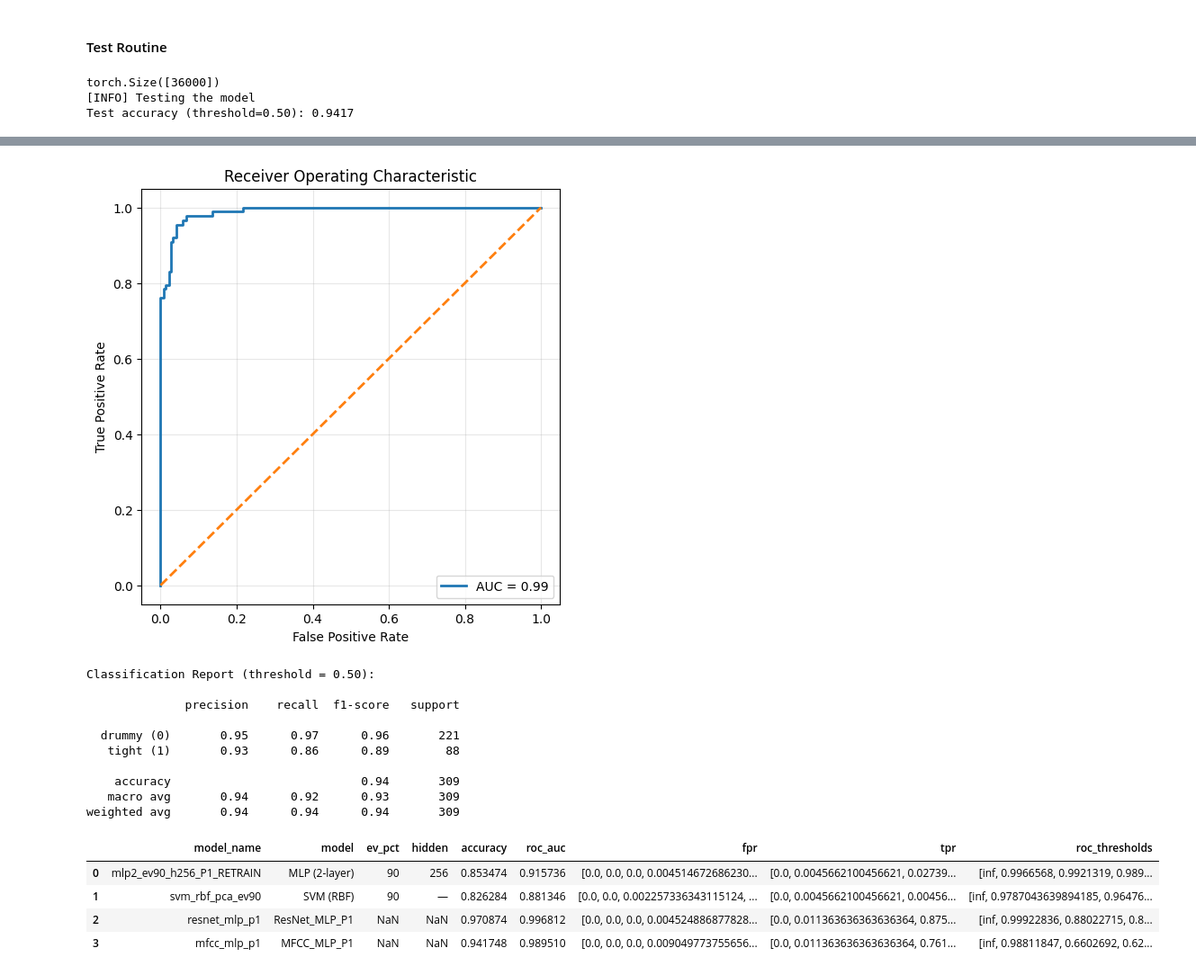
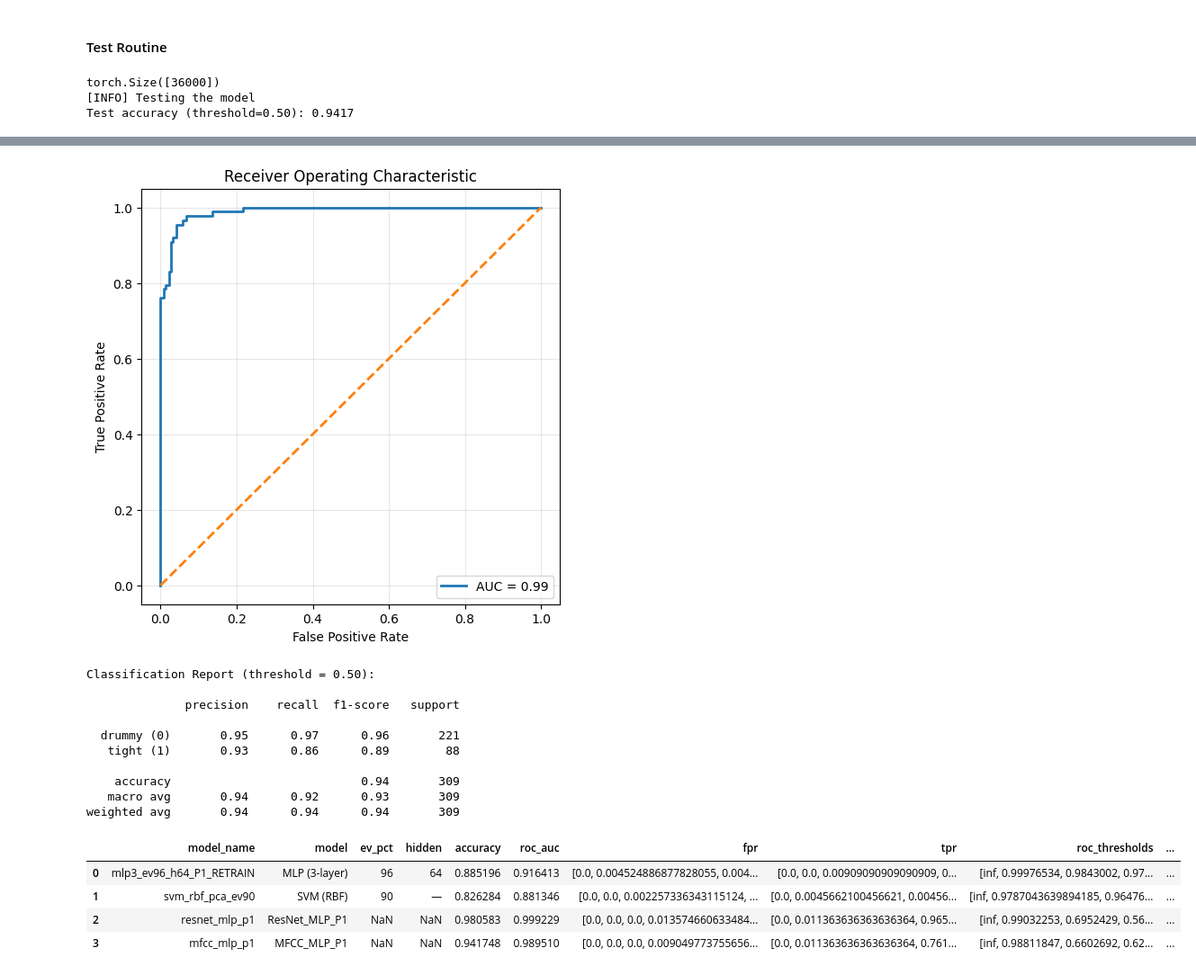
Before and after one commit to kanwarSINGH03/acoustic_signal_classification, a Jupyter notebook: evaluation/march_paper_P1.ipynb, the cells around one changed output, grey strips where cells are left out. Shown at 90% size. Cells and saved outputs as stored; diff of their text form; code cells hidden in the pictures.

```diff
--- a/evaluation/march_paper_P1.ipynb
+++ b/evaluation/march_paper_P1.ipynb
@@ -418,6 +419,7 @@ roc_df = pd.DataFrame(columns=[
     "fpr",
     "tpr",
     "roc_thresholds",
+    "cohen_kappa"
 ])
 
 roc_df
@@ -431,9 +433,9 @@ torch.manual_seed(42)
 np.random.seed(42)
 
 # ----------------- HARD-CODED WINNER -----------------
-BEST_EV_PCT     = 90
-BEST_MODEL_NAME = "MLP (2-layer)"   # "MLP (1-layer)" | "MLP (2-layer)" | "MLP (3-layer)"
-BEST_HIDDEN     = 256               # 256 | 128 | 64 | 32
+BEST_EV_PCT     = 96
+BEST_MODEL_NAME = "MLP (3-layer)"   # "MLP (1-layer)" | "MLP (2-layer)" | "MLP (3-layer)"
+BEST_HIDDEN     = 64            # 256 | 128 | 64 | 32
 # -----------------------------------------------------
 
 device_str = "cuda" if torch.cuda.is_available() else ("mps" if torch.backends.mps.is_available() else "cpu")
@@ -476,7 +478,7 @@ y_all = P1_df_Y.squeeze().astype(int).values
 idx_all = np.arange(len(y_all))
 train_idx, test_idx = train_test_split(
     idx_all,
-    test_size=0.2,
+    test_size=0.1,
     random_state=42,
     stratify=y_all
 )
@@ -539,6 +541,7 @@ roc_auc = test_results["roc_auc"]
 fpr = test_results["fpr"]
 tpr = test_results["tpr"]
 roc_thresholds = test_results["roc_thresholds"]
+cohen_kappa = test_results["cohen_kappa"]
 
 print(f"[RETRAIN] Accuracy: {acc:.4f}")
 print(f"[RETRAIN] ROC AUC: {roc_auc:.4f}")
@@ -554,6 +557,7 @@ new_row = pd.DataFrame([{
     "fpr": np.array(fpr),
     "tpr": np.array(tpr),
     "roc_thresholds": np.array(roc_thresholds),
+    "cohen_kappa": cohen_kappa
 }])
 
 # remove old row with same unique key, then append new one
@@ -736,6 +741,7 @@ new_row = pd.DataFrame([{
     "fpr": np.array(fpr),
     "tpr": np.array(tpr),
     "roc_thresholds": np.array(roc_thresholds),
+    "cohen_kappa": cohen_kappa_score(y_test, y_pred)
 }])
 
 if "roc_df" not in globals():
@@ -867,6 +873,7 @@ roc_auc = test_results["roc_auc"]
 fpr = test_results["fpr"]
 tpr = test_results["tpr"]
 roc_thresholds = test_results["roc_thresholds"]
+cohen_kappa = test_results["cohen_kappa"]
 
 new_row = pd.DataFrame([{
     "model_name": model_name,
@@ -878,6 +885,7 @@ new_row = pd.DataFrame([{
     "fpr": np.array(fpr),
     "tpr": np.array(tpr),
     "roc_thresholds": np.array(roc_thresholds),
+    "cohen_kappa": cohen_kappa
 }])
 
 if "roc_df" not in globals():
@@ -891,6 +899,7 @@ if "roc_df" not in globals():
         "fpr",
         "tpr",
         "roc_thresholds",
+        "cohen_kappa",
     ])
 
 roc_df = roc_df[roc_df["model_name"] != model_name]
@@ -1013,6 +1022,7 @@ roc_auc = test_results["roc_auc"]
 fpr = test_results["fpr"]
 tpr = test_results["tpr"]
 roc_thresholds = test_results["roc_thresholds"]
+cohen_kappa = test_results["cohen_kappa"]
 
 new_row = pd.DataFrame([{
     "model_name": model_name,
@@ -1024,6 +1034,7 @@ new_row = pd.DataFrame([{
     "fpr": np.array(fpr),
     "tpr": np.array(tpr),
     "roc_thresholds": np.array(roc_thresholds),
+    "cohen_kappa": cohen_kappa
 }])
 
 if "roc_df" not in globals():
@@ -1032,38 +1043,39 @@ if "roc_df" not in globals():
         "model",
         "ev_pct",
         "hidden",
         "accuracy",
         "roc_auc",
         "fpr",
         "tpr",
         "roc_thresholds",
+        "cohen_kappa"
     ])
 
 roc_df = roc_df[roc_df["model_name"] != model_name]
 roc_df = pd.concat([roc_df, new_row], ignore_index=True)
 
 display(roc_df)
 # %% [output]
 torch.Size([36000])
 [INFO] Testing the model
 Test accuracy (threshold=0.50): 0.9417
 [figure]
 [figure]
 Classification Report (threshold = 0.50):
 
               precision    recall  f1-score   support
 
   drummy (0)       0.95      0.97      0.96       221
    tight (1)       0.93      0.86      0.89        88
 
     accuracy                           0.94       309
    macro avg       0.94      0.92      0.93       309
 weighted avg       0.94      0.94      0.94       309
-|  | model_name | model | ev_pct | hidden | accuracy | roc_auc | fpr | tpr | roc_thresholds |
-| 0 | mlp2_ev90_h256_P1_RETRAIN | MLP (2-layer) | 90 | 256 | 0.853474 | 0.915736 | [0.0, 0.0, 0.0, 0.004514672686230... | [0.0, 0.0045662100456621, 0.02739... | [inf, 0.9966568, 0.9921319, 0.989... |
-| 1 | svm_rbf_pca_ev90 | SVM (RBF) | 90 | — | 0.826284 | 0.881346 | [0.0, 0.0, 0.002257336343115124, ... | [0.0, 0.0045662100456621, 0.00456... | [inf, 0.9787043639894185, 0.96476... |
-| 2 | resnet_mlp_p1 | ResNet_MLP_P1 | NaN | NaN | 0.970874 | 0.996812 | [0.0, 0.0, 0.0, 0.004524886877828... | [0.0, 0.011363636363636364, 0.875... | [inf, 0.99922836, 0.88022715, 0.8... |
-| 3 | mfcc_mlp_p1 | MFCC_MLP_P1 | NaN | NaN | 0.941748 | 0.989510 | [0.0, 0.0, 0.0, 0.009049773755656... | [0.0, 0.011363636363636364, 0.761... | [inf, 0.98811847, 0.6602692, 0.62... |
+|  | model_name | model | ev_pct | hidden | accuracy | roc_auc | fpr | tpr | roc_thresholds | ... |
+| 0 | mlp3_ev96_h64_P1_RETRAIN | MLP (3-layer) | 96 | 64 | 0.885196 | 0.916413 | [0.0, 0.004524886877828055, 0.004... | [0.0, 0.0, 0.00909090909090909, 0... | [inf, 0.99976534, 0.9843002, 0.97... | ... |
+| 1 | svm_rbf_pca_ev90 | SVM (RBF) | 90 | — | 0.826284 | 0.881346 | [0.0, 0.0, 0.002257336343115124, ... | [0.0, 0.0045662100456621, 0.00456... | [inf, 0.9787043639894185, 0.96476... | ... |
+| 2 | resnet_mlp_p1 | ResNet_MLP_P1 | NaN | NaN | 0.980583 | 0.999229 | [0.0, 0.0, 0.0, 0.013574660633484... | [0.0, 0.011363636363636364, 0.965... | [inf, 0.99032253, 0.6952429, 0.56... | ... |
+| 3 | mfcc_mlp_p1 | MFCC_MLP_P1 | NaN | NaN | 0.941748 | 0.989510 | [0.0, 0.0, 0.0, 0.009049773755656... | [0.0, 0.011363636363636364, 0.761... | [inf, 0.98811847, 0.6602692, 0.62... | ... |
 # %%
 roc_df.loc[0, "model"] = "PCA(90%) + MLP (2-layer)"
 roc_df.loc[1, "model"] = "PCA(90%) + SVM (RBF)"
```
Also changed, not shown: parts of 9 cells of this notebook, 5 other files.
